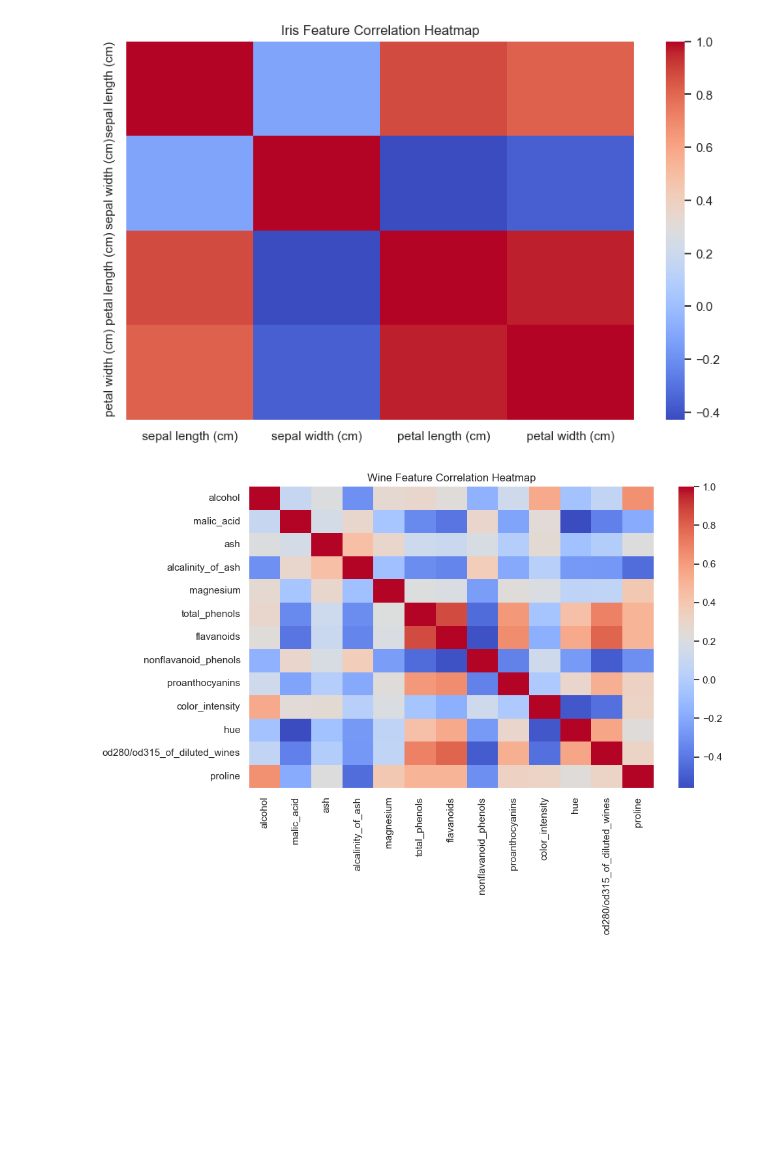
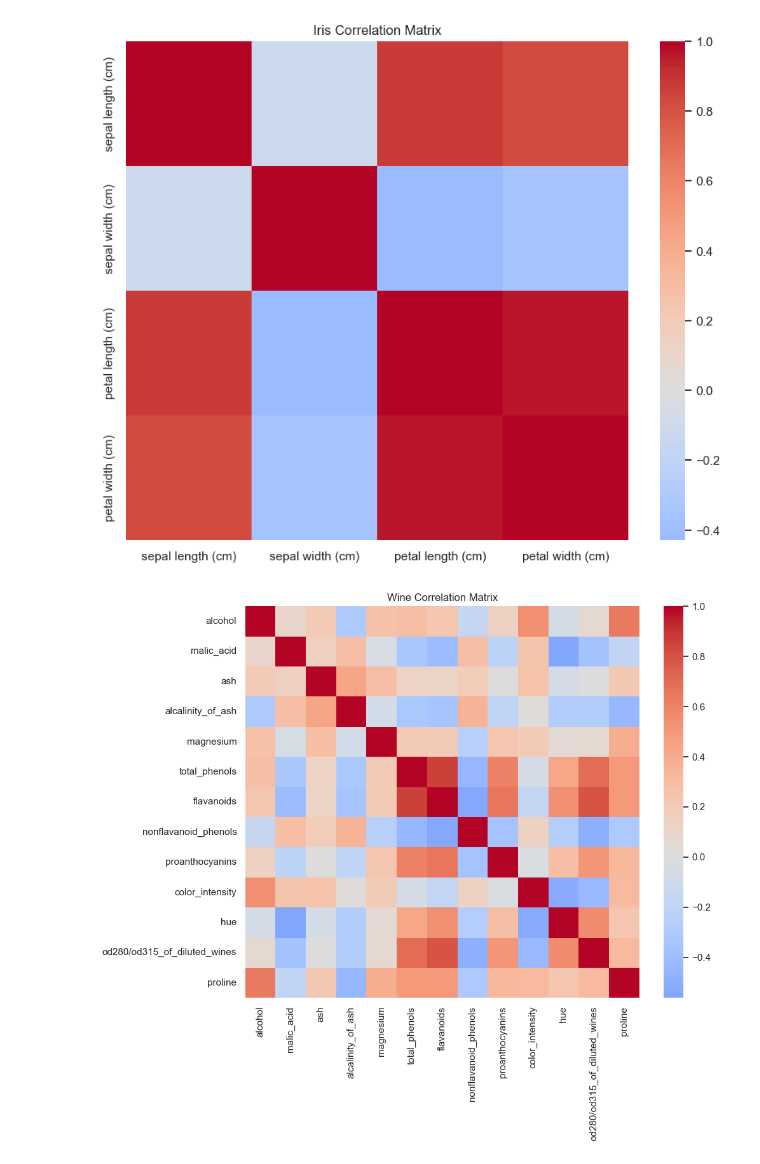
Before and after one commit to ibrah5em/ga-optimized-trees, a Jupyter notebook: notebooks/01_exploratory_analysis.ipynb, the cells around one changed output. Saved outputs shown, nothing was run; the diff lists cells and outputs as text; code cells hidden in the pictures; blank space fills up the shorter version.

```diff
--- a/notebooks/01_exploratory_analysis.ipynb
+++ b/notebooks/01_exploratory_analysis.ipynb
@@ -31,11 +13,15 @@ Add narrative text explaining findings
 # %%
-#Utility function
 import numpy as np
 import pandas as pd
+import seaborn as sns
 import matplotlib.pyplot as plt
-import seaborn as sns
 from sklearn.datasets import load_iris, load_wine, load_breast_cancer
 from sklearn.decomposition import PCA
 from sklearn.preprocessing import StandardScaler
-from collections import Counter
-sns.set(style="whitegrid", context="notebook")
+from sklearn.tree import DecisionTreeClassifier
+
+# Set Plotting Style
+sns.set(style="whitegrid", context="notebook", palette="muted")
+plt.rcParams['figure.figsize'] = (12, 6)
+
+print("✓ Libraries loaded")
@@ -64,7 +29,0 @@ Breast Cancer shape: (569, 32)
-# %%
-# Cell 5: Correlation Heatmaps
-for name, df in [("Iris", iris_df), ("Wine", wine_df), ("Breast Cancer", bc_df)]:
-    print(f"\n## {name} Feature Distributions")
-    df.hist(figsize=(12, 8))
-    plt.suptitle(f"{name} Feature Histograms")
-    plt.show()
@@ -77,0 +68,10 @@ for name, df in [("Iris", iris_df), ("Wine", wine_df), ("Breast Cancer", bc_df)]
+# %%
+fig, axes = plt.subplots(1, 3, figsize=(18, 5))
+
+for idx, (df, name) in enumerate(datasets):
+    sns.countplot(data=df, x='class', ax=axes[idx])
+    axes[idx].set_title(f"{name} Class Distribution")
+    axes[idx].tick_params(axis='x', rotation=45)
+
+plt.tight_layout()
+plt.show()
@@ -78,10 +111,16 @@ for name, df in [("Iris", iris_df), ("Wine", wine_df), ("Breast Cancer", bc_df)]
 # %%
-# Cell 6: Class Imbalance
-for name, df in [("Iris", iris_df), ("Wine", wine_df), ("Breast Cancer", bc_df)]:
-    plt.figure(figsize=(10, 6))
-    sns.heatmap(df.drop(columns=["target", "target_name"]).corr(), cmap="coolwarm", annot=False)
-    plt.title(f"{name} Feature Correlation Heatmap")
+def plot_correlation(df, name):
+    feature_cols = [c for c in df.columns if c not in ['target', 'class']]
+    corr = df[feature_cols].corr()
+
+    plt.figure(figsize=(10, 8))
+    sns.heatmap(corr, cmap='coolwarm', center=0, annot=False, fmt='.1f')
+    plt.title(f"{name} Correlation Matrix")
     plt.show()
+
+plot_correlation(iris_df, "Iris")
+plot_correlation(wine_df, "Wine")
+plot_correlation(cancer_df, "Breast Cancer")
 # %% [output]
-[figure, old version]
+[figure, new version]
-[figure, old version]
+[figure, new version]
```
Also changed, not shown: parts of 21 cells of this notebook, 1 other file.
